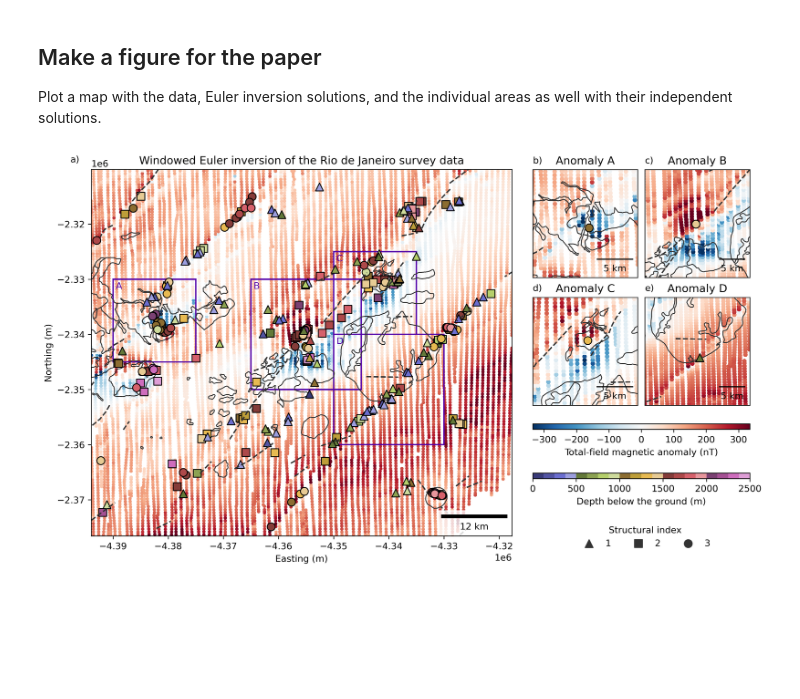
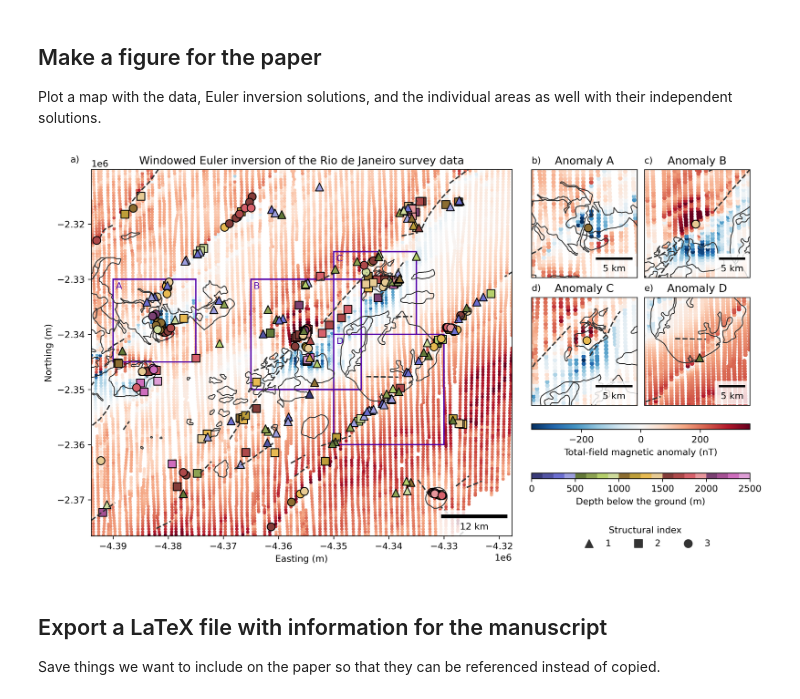
Before and after one commit to compgeolab/euler-inversion, a Jupyter notebook: code/real-data-application.ipynb, the cells around one changed output. Drawn from its saved outputs; the diff is of its cells as text; code cells hidden in the pictures; blank space fills up the shorter version.

```diff
--- a/code/real-data-application.ipynb
+++ b/code/real-data-application.ipynb
@@ -155,7 +155,7 @@ figures = fig.subfigures(1, 2, width_ratios=[2, 1])
 block_coords, block_mag = vd.BlockReduce(np.median, spacing=500).filter(
     (data.easting_m, data.northing_m), data.total_field_anomaly_nT
 )
-percentile = 99
+percentile = 99.5
 # Get the min-max scale for the data colorbar
 scale = np.percentile(np.abs(block_mag), percentile)
 
@@ -281,10 +281,10 @@ for area, name, ei, ax, label in zip(
             dx=1,
             units="m",
             location="lower right",
-            box_alpha=0,
+            box_alpha=0.8,
             color="black",
             scale_loc="bottom",
-            width_fraction=0.01,
+            width_fraction=0.02,
             length_fraction=0.5,
             pad=0.4,
         )
@@ -302,31 +302,35 @@ figures[1].legend(
     title="Structural index",
     loc="outside lower center",
     borderpad=1.5,
 )
 figures[1].colorbar(
     tmp,
     ax=axes[1, :],
     aspect=40,
     pad=0.15,
     shrink=1,
     orientation="horizontal",
     label="Depth below the ground (m)",
 )
 figures[1].colorbar(
     tmp_data,
     ax=axes[1, :],
     aspect=40,
     pad=0.15,
     shrink=1,
     orientation="horizontal",
     label="Total-field magnetic anomaly (nT)",
 )
 
 # Save the figure and display the saved figure because savefig and
 # show can sometimes create slightly different figures
 figfile = Path("..") / "paper" / "figures" / "real-data-application.png"
 fig.savefig(figfile, dpi=300, bbox_inches="tight")
 plt.close()
 Image(figfile)
 # %% [output]
-[figure, old version]
+[figure, new version]
+# %% [markdown]
+## Export a LaTeX file with information for the manuscript
+
+Save things we want to include on the paper so that they can be referenced instead of copied.
```
Also changed, not shown: parts of 2 cells of this notebook, 4 other files.
